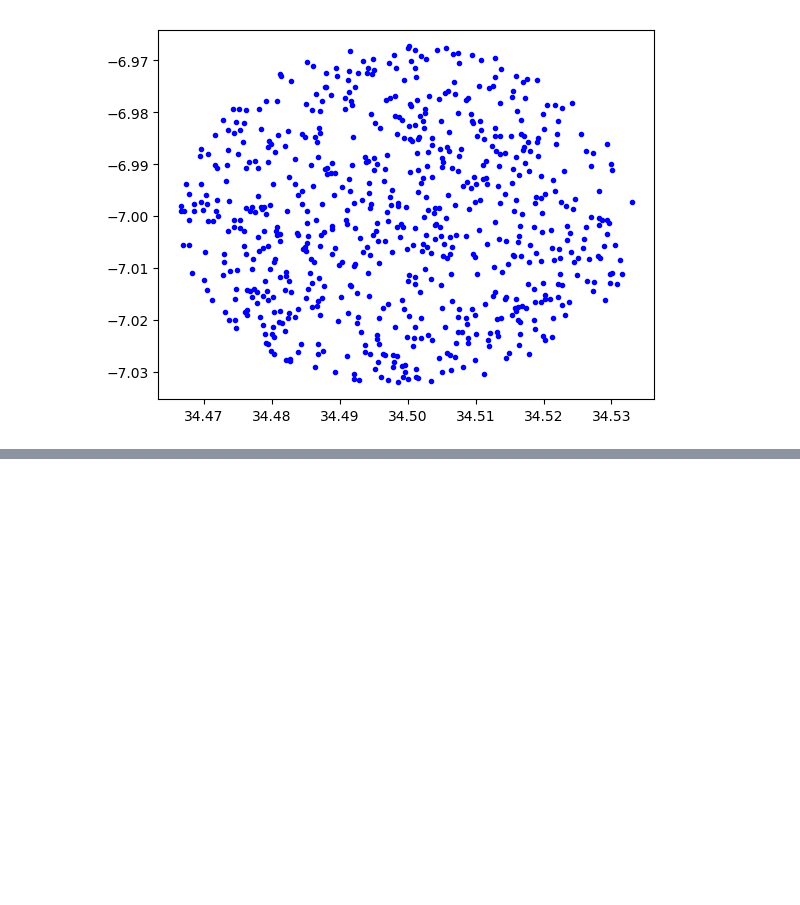
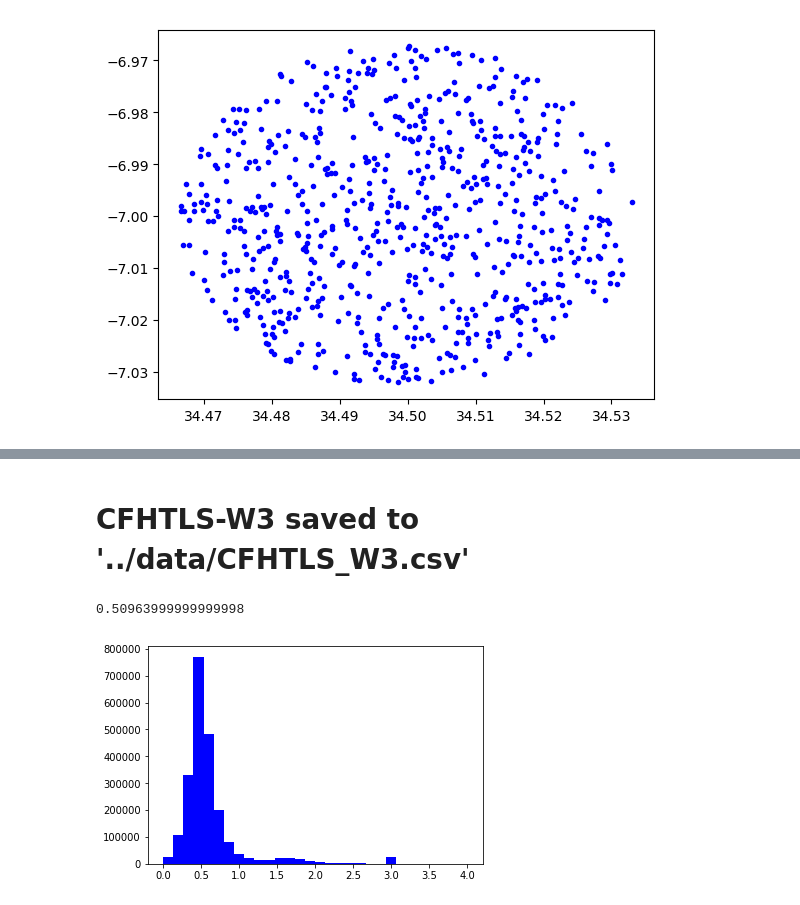
Before and after one commit to GiorgioManzoni/PAUS_code, a Jupyter notebook: 011_radius_essential.ipynb, the cells around one changed output, grey strips where cells are left out. Saved outputs shown, nothing was run; the diff lists cells and outputs as text; code cells hidden in the pictures; blank space fills up the shorter version.

```diff
--- a/011_radius_essential.ipynb
+++ b/011_radius_essential.ipynb
@@ -1111,0 +1235,8 @@ plt.show()
+# %% [markdown]
+# CFHTLS-W3 saved to '../data/CFHTLS_W3.csv'
+# %%
+plt.hist(cfhtls.irad_arcsec[cfhtls.irad_arcsec>0],range=(0,4),bins=30)
+np.median(cfhtls.irad_arcsec[cfhtls.irad_arcsec>0])
+# %% [output]
+0.50963999999999998
+[figure, added]
```
Also changed, not shown: parts of 23 cells of this notebook.
